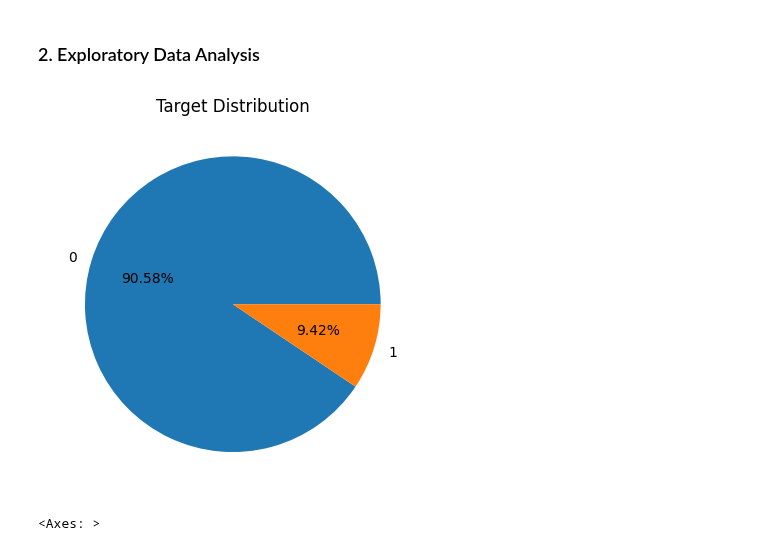
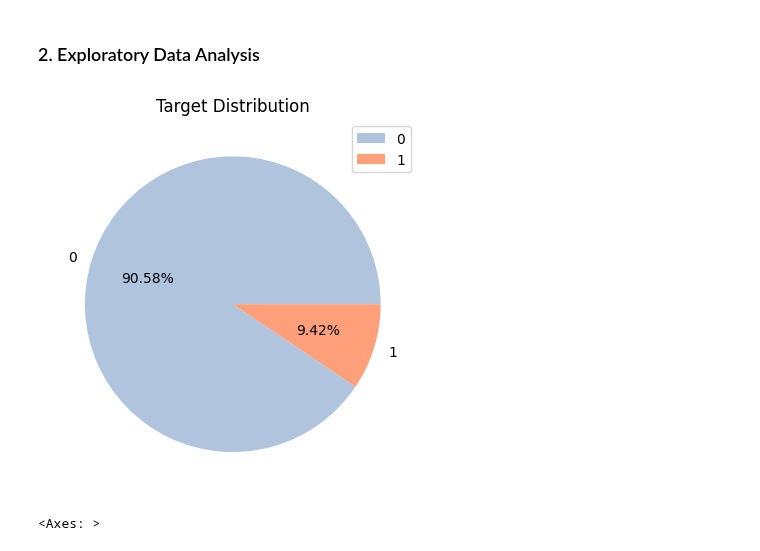
Before and after one commit to paulkli355/HeartFailure_Classification, a Jupyter notebook: main.ipynb, the cells around one changed output. Saved outputs shown, nothing was run; the diff lists cells and outputs as text; code cells hidden in the pictures.

Commit message:
target distribution chart

```diff
--- a/main.ipynb
+++ b/main.ipynb
@@ -151,11 +151,12 @@ Input dataset contains 23899 duplicated rows and 229781 unique rows
 # %% [markdown]
 ### 2. Exploratory Data Analysis
 # %%
-plt.pie(x=heart_df[target_col].value_counts().values,labels=heart_df[target_col].unique().tolist(),autopct='%1.2f%%')
+plt.pie(x=heart_df[target_col].value_counts().values,labels=heart_df[target_col].unique().tolist(),autopct='%1.2f%%', colors=['lightsteelblue', 'lightsalmon'])
 plt.title('Target Distribution')
+plt.legend()
 plt.show()
 # %% [output]
-[figure, old version]
+[figure, new version]
 # %%
 corr_matrix = heart_df.corr()
 f,ax=plt.subplots(figsize=(10,7))
```
Also changed, not shown: parts of 1 cell of this notebook.
